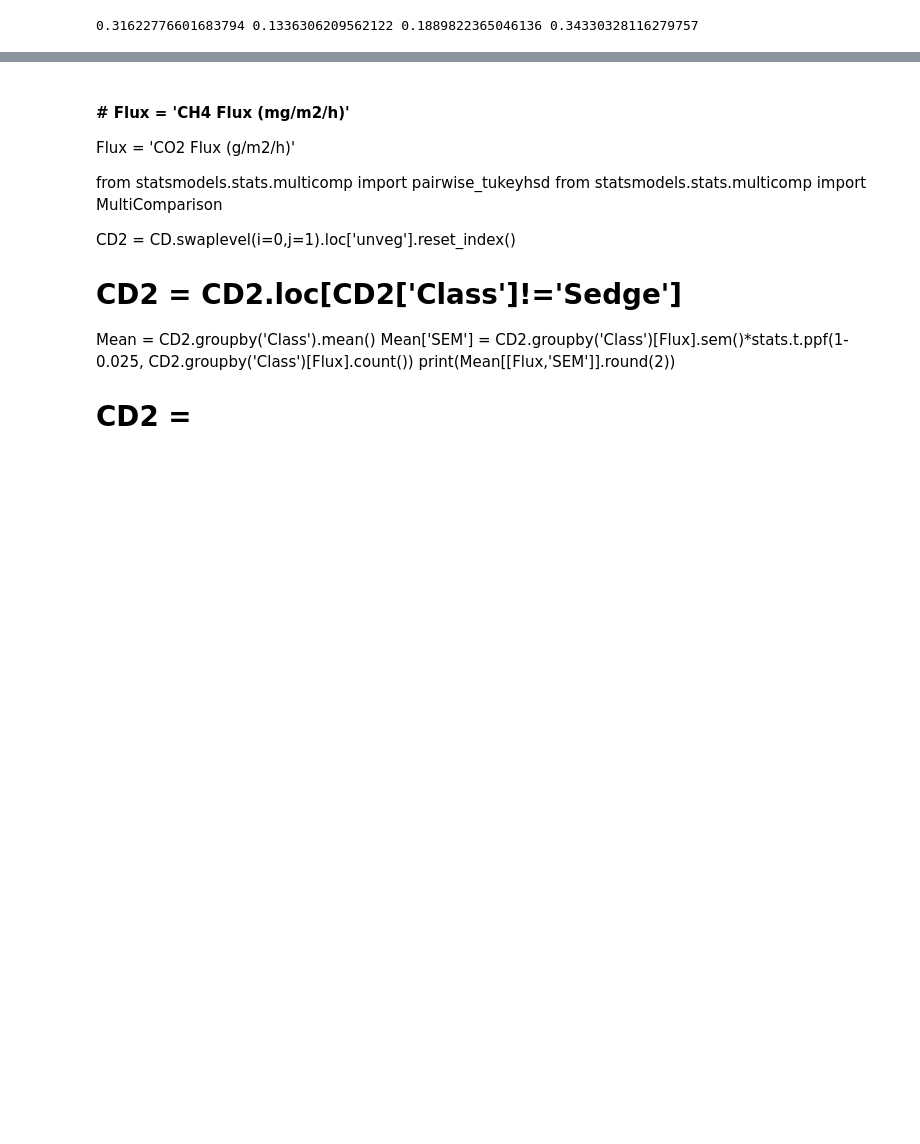
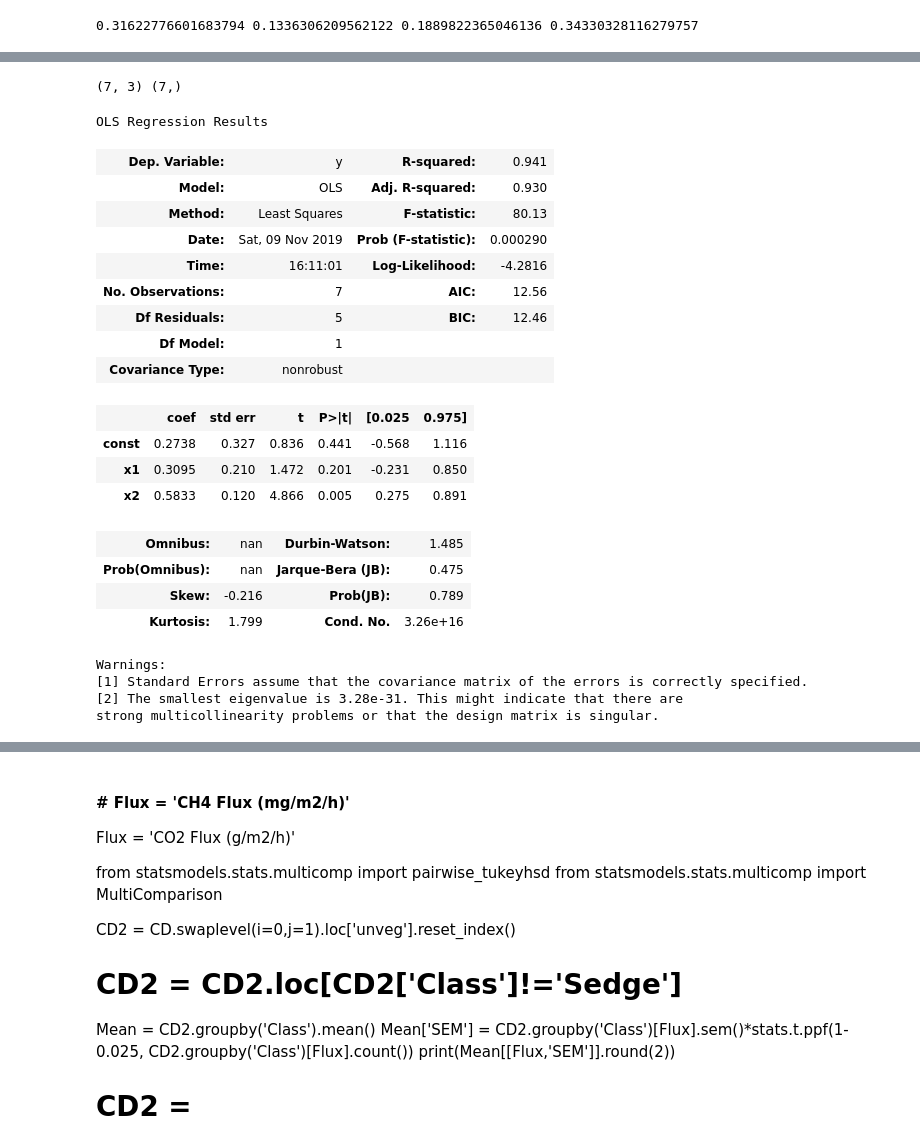
Before and after one commit to June-Skeeter/Illisarvik_Processing, a Jupyter notebook: ChamberProcessor.ipynb, the cells around one changed output, grey strips where cells are left out. Cells and saved outputs as stored; diff of their text form; code cells hidden in the pictures; blank space fills up the shorter version.

```diff
--- a/ChamberProcessor.ipynb
+++ b/ChamberProcessor.ipynb
@@ -214,3 +376,38 @@ To register the converters:
+# %%
+import statsmodels.api as sm
+Y = np.array([1,3,4,5,5,6,7])
+X = np.array([range(1,8),range(2,9)]).T
+# X = np.array(range(1,8))
+X = sm.add_constant(X)
+print(X.shape,Y.shape)
+model = sm.OLS(Y,X)
+Res = results = model.fit()
+# results.params
+Res.summary()
+# %% [output]
+(7, 3) (7,)
+OLS Regression Results
+| Dep. Variable: | y | R-squared: | 0.941 |
+| Model: | OLS | Adj. R-squared: | 0.930 |
+| Method: | Least Squares | F-statistic: | 80.13 |
+| Date: | Sat, 09 Nov 2019 | Prob (F-statistic): | 0.000290 |
+| Time: | 16:11:01 | Log-Likelihood: | -4.2816 |
+| No. Observations: | 7 | AIC: | 12.56 |
+| Df Residuals: | 5 | BIC: | 12.46 |
+| Df Model: | 1 |  |  |
+| Covariance Type: | nonrobust |  |  |
+|  | coef | std err | t | P>|t| | [0.025 | 0.975] |
+| const | 0.2738 | 0.327 | 0.836 | 0.441 | -0.568 | 1.116 |
+| x1 | 0.3095 | 0.210 | 1.472 | 0.201 | -0.231 | 0.850 |
+| x2 | 0.5833 | 0.120 | 4.866 | 0.005 | 0.275 | 0.891 |
+| Omnibus: | nan | Durbin-Watson: | 1.485 |
+| Prob(Omnibus): | nan | Jarque-Bera (JB): | 0.475 |
+| Skew: | -0.216 | Prob(JB): | 0.789 |
+| Kurtosis: | 1.799 | Cond. No. | 3.26e+16 |
+Warnings:
+[1] Standard Errors assume that the covariance matrix of the errors is correctly specified.
+[2] The smallest eigenvalue is 3.28e-31. This might indicate that there are
+strong multicollinearity problems or that the design matrix is singular.
 # %%
 fig = plt.figure(figsize = (10,10))
 Flux = 'CH4 Flux  (nmol/m2/s)'
```
Also changed, not shown: parts of 7 cells of this notebook, 34 other files.
